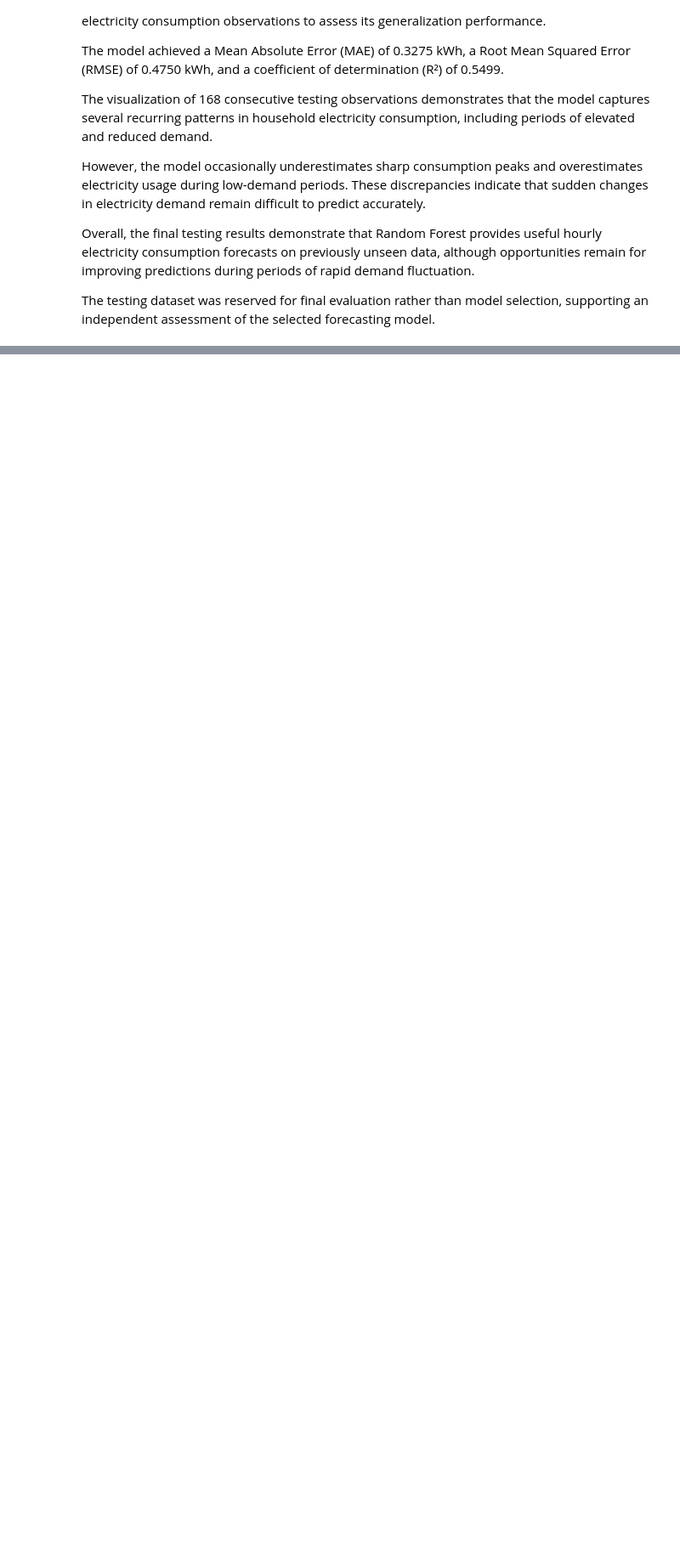
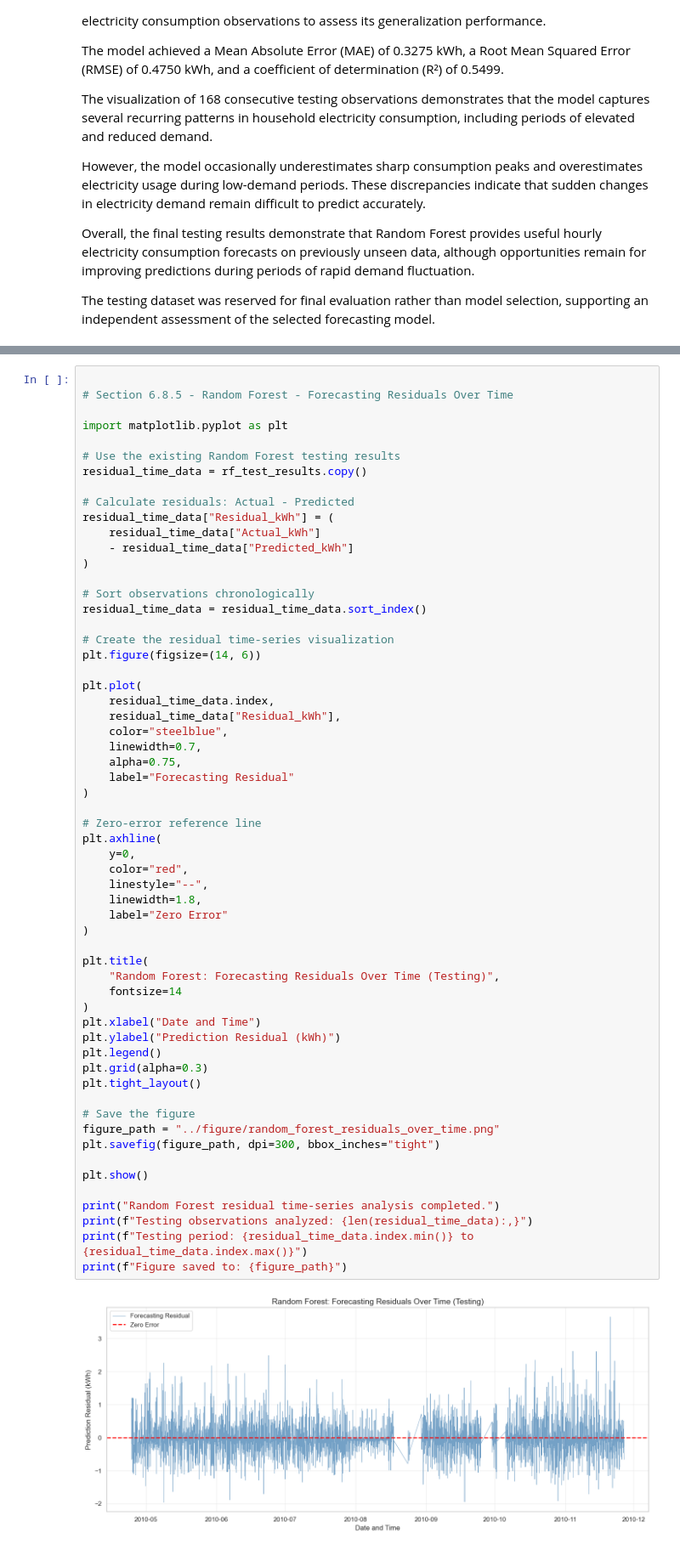
Before and after one commit to damisar/Household_Electricity_Consumption_Analysis_and_Forecasting, a Jupyter notebook: notebook/Household_Electricity_Consumption_Analysis_and_Forecasting.ipynb, the cells around one changed output, grey strips where cells are left out. Shown at 85% size. Saved outputs shown, nothing was run; the diff lists cells and outputs as text; blank space fills up the shorter version.

```diff
--- a/notebook/Household_Electricity_Consumption_Analysis_and_Forecasting.ipynb
+++ b/notebook/Household_Electricity_Consumption_Analysis_and_Forecasting.ipynb
@@ -4758,0 +5083,61 @@ The testing dataset was reserved for final evaluation rather than model selectio
+# %%
+
+# Section 6.8.5 - Random Forest - Forecasting Residuals Over Time
+
+import matplotlib.pyplot as plt
+
+# Use the existing Random Forest testing results
+residual_time_data = rf_test_results.copy()
+
+# Calculate residuals: Actual - Predicted
+residual_time_data["Residual_kWh"] = (
+    residual_time_data["Actual_kWh"]
+    - residual_time_data["Predicted_kWh"]
+)
+
+# Sort observations chronologically
+residual_time_data = residual_time_data.sort_index()
+
+# Create the residual time-series visualization
+plt.figure(figsize=(14, 6))
+
+plt.plot(
+    residual_time_data.index,
+    residual_time_data["Residual_kWh"],
+    color="steelblue",
+    linewidth=0.7,
+    alpha=0.75,
+    label="Forecasting Residual"
+)
+
+# Zero-error reference line
+plt.axhline(
+    y=0,
+    color="red",
+    linestyle="--",
+    linewidth=1.8,
+    label="Zero Error"
+)
+
+plt.title(
+    "Random Forest: Forecasting Residuals Over Time (Testing)",
+    fontsize=14
+)
+plt.xlabel("Date and Time")
+plt.ylabel("Prediction Residual (kWh)")
+plt.legend()
+plt.grid(alpha=0.3)
+plt.tight_layout()
+
+# Save the figure
+figure_path = "../figure/random_forest_residuals_over_time.png"
+plt.savefig(figure_path, dpi=300, bbox_inches="tight")
+
+plt.show()
+
+print("Random Forest residual time-series analysis completed.")
+print(f"Testing observations analyzed: {len(residual_time_data):,}")
+print(f"Testing period: {residual_time_data.index.min()} to {residual_time_data.index.max()}")
+print(f"Figure saved to: {figure_path}")
+# %% [output]
+[figure, added]
```
Also changed, not shown: parts of 12 cells of this notebook, 3 other files.
